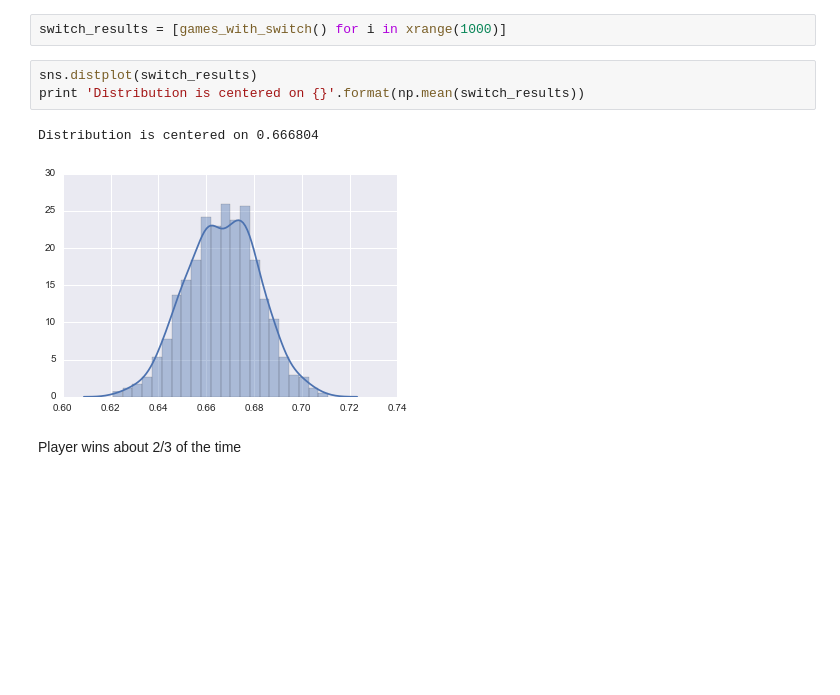
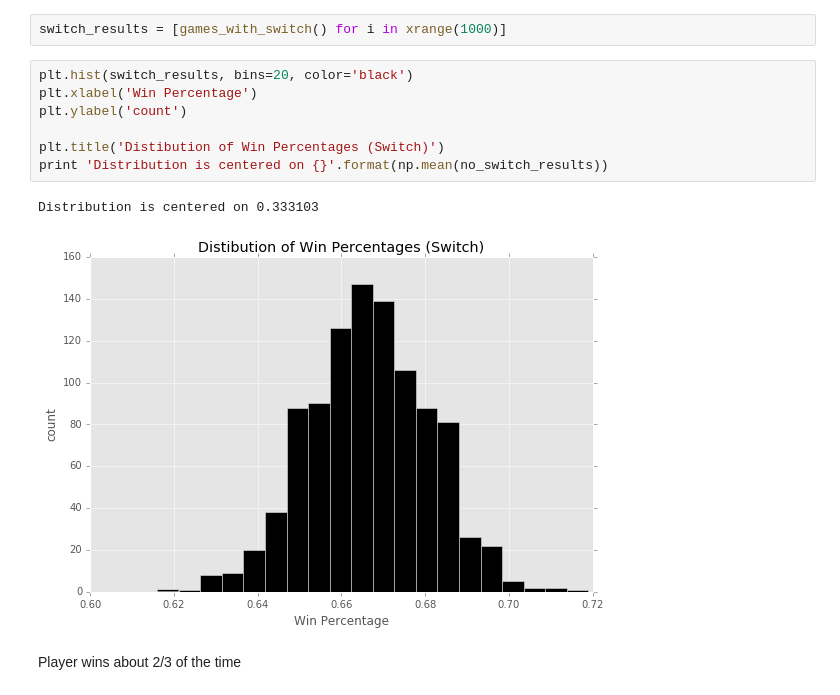
Before and after one commit to GKjohns/SimulatedMontyHall, a Jupyter notebook: MontyHall.ipynb, the cells around one changed output. Cells and saved outputs as stored; diff of their text form; blank space fills up the shorter version.

```diff
--- a/MontyHall.ipynb
+++ b/MontyHall.ipynb
@@ -61,11 +68,15 @@ games_with_switch()
 # %%
 switch_results = [games_with_switch() for i in xrange(1000)]
-# %%
-sns.distplot(switch_results)
-print 'Distribution is centered on {}'.format(np.mean(switch_results))
-# %% [output]
-Distribution is centered on 0.666804
-[figure, removed]
+# %%
+plt.hist(switch_results, bins=20, color='black')
+plt.xlabel('Win Percentage')
+plt.ylabel('count')
+
+plt.title('Distibution of Win Percentages (Switch)')
+print 'Distribution is centered on {}'.format(np.mean(no_switch_results))
+# %% [output]
+Distribution is centered on 0.333103
+[figure, added]
 # %% [markdown]
 Player wins about 2/3 of the time
 # %% [markdown]
```
Also changed, not shown: parts of 5 cells of this notebook, 1 other file.
